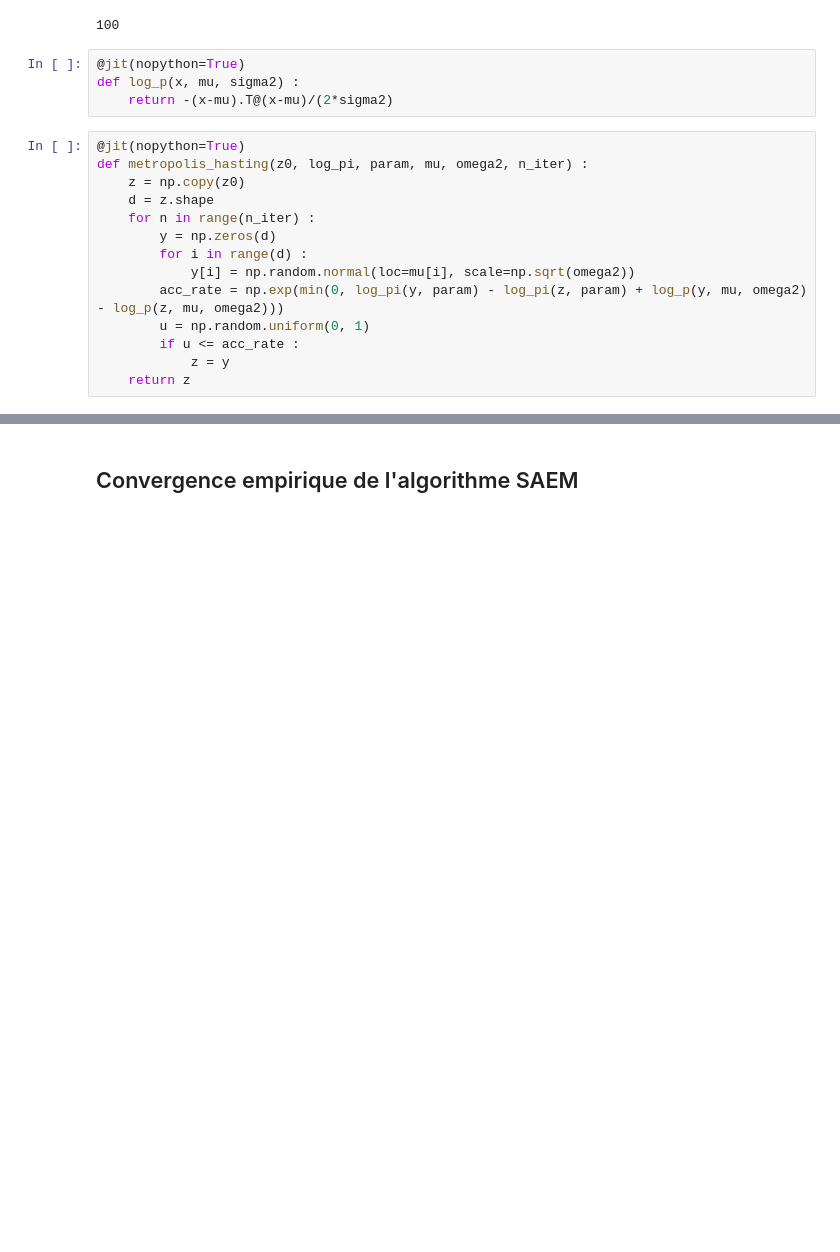
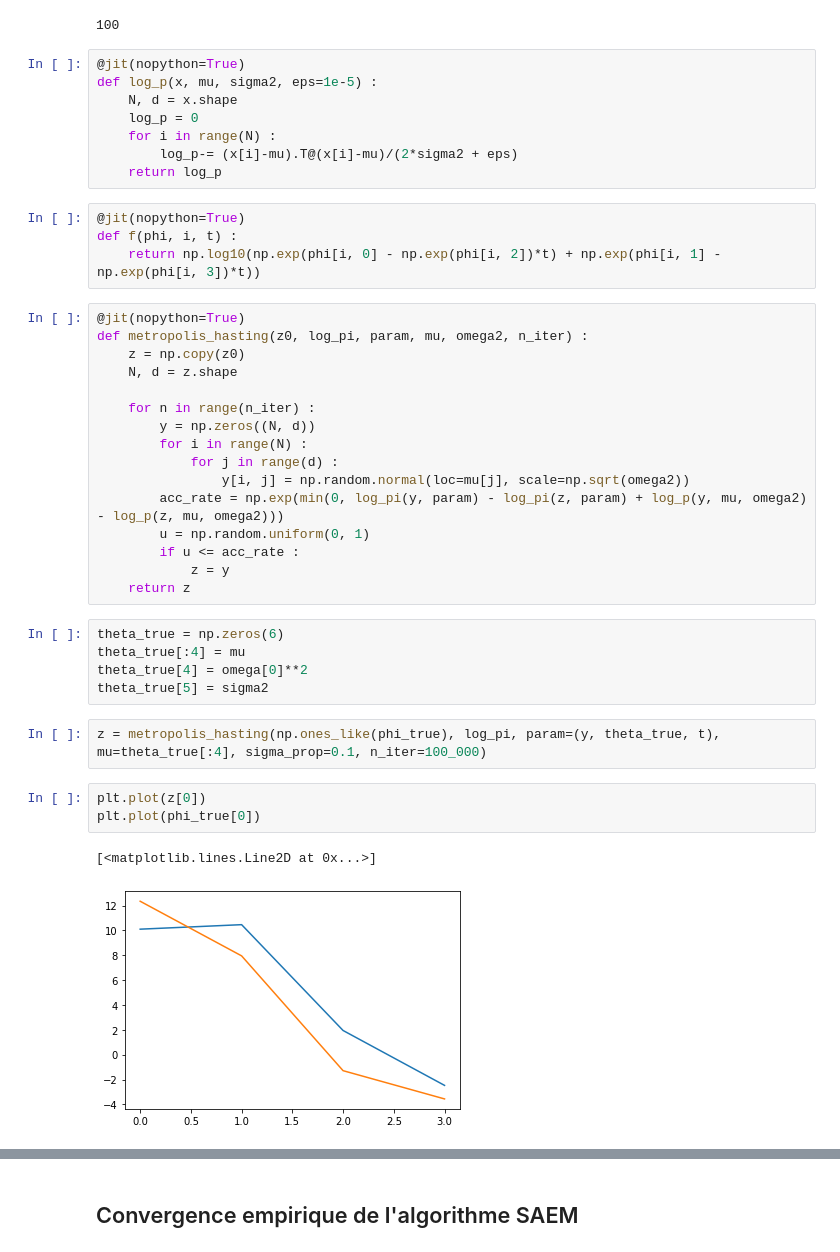
Before and after one commit to simonqueric/MVA, a Jupyter notebook: ComputationalStatistics/Projet/Comp_stat_project.ipynb, the cells around one changed output, grey strips where cells are left out. Cells and saved outputs as stored; diff of their text form; blank space fills up the shorter version.

```diff
--- a/ComputationalStatistics/Projet/Comp_stat_project.ipynb
+++ b/ComputationalStatistics/Projet/Comp_stat_project.ipynb
@@ -241,20 +230,43 @@ d[0]
 100
 # %%
 @jit(nopython=True)
-def log_p(x, mu, sigma2) :
-    return -(x-mu).T@(x-mu)/(2*sigma2)
+def log_p(x, mu, sigma2, eps=1e-5) :
+    N, d = x.shape
+    log_p = 0
+    for i in range(N) :
+        log_p-= (x[i]-mu).T@(x[i]-mu)/(2*sigma2 + eps)
+    return log_p
+# %%
+@jit(nopython=True)
+def f(phi, i, t) :
+    return np.log10(np.exp(phi[i, 0] - np.exp(phi[i, 2])*t) + np.exp(phi[i, 1] - np.exp(phi[i, 3])*t))
 # %%
 @jit(nopython=True)
 def metropolis_hasting(z0, log_pi, param, mu, omega2, n_iter) :
     z = np.copy(z0)
-    d = z.shape
+    N, d = z.shape
+
     for n in range(n_iter) :
-        y = np.zeros(d)
-        for i in range(d) :
-            y[i] = np.random.normal(loc=mu[i], scale=np.sqrt(omega2))
+        y = np.zeros((N, d))
+        for i in range(N) :
+            for j in range(d) :
+                y[i, j] = np.random.normal(loc=mu[j], scale=np.sqrt(omega2))
         acc_rate = np.exp(min(0, log_pi(y, param) - log_pi(z, param) + log_p(y, mu, omega2) - log_p(z, mu, omega2)))
         u = np.random.uniform(0, 1)
         if u <= acc_rate :
             z = y
     return z
+# %%
+theta_true = np.zeros(6)
+theta_true[:4] = mu
+theta_true[4] = omega[0]**2
+theta_true[5] = sigma2
+# %%
+z = metropolis_hasting(np.ones_like(phi_true), log_pi, param=(y, theta_true, t), mu=theta_true[:4], sigma_prop=0.1, n_iter=100_000)
+# %%
+plt.plot(z[0])
+plt.plot(phi_true[0])
+# %% [output]
+[<matplotlib.lines.Line2D at 0x...>]
+[figure, added]
 # %%
```
Also changed, not shown: parts of 20 cells of this notebook.
